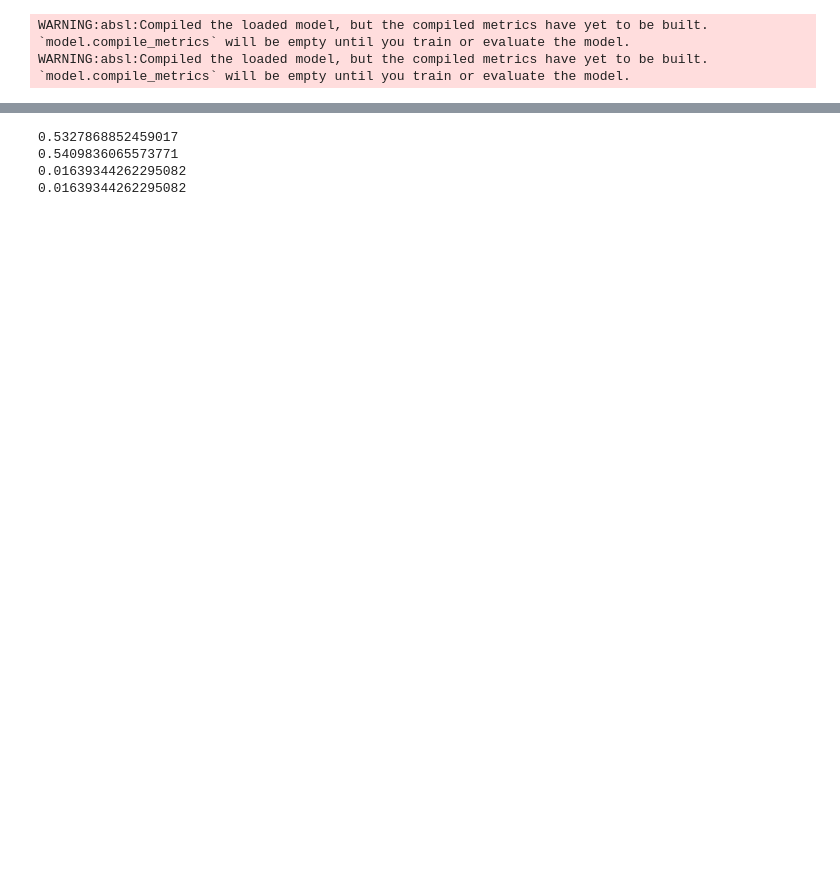
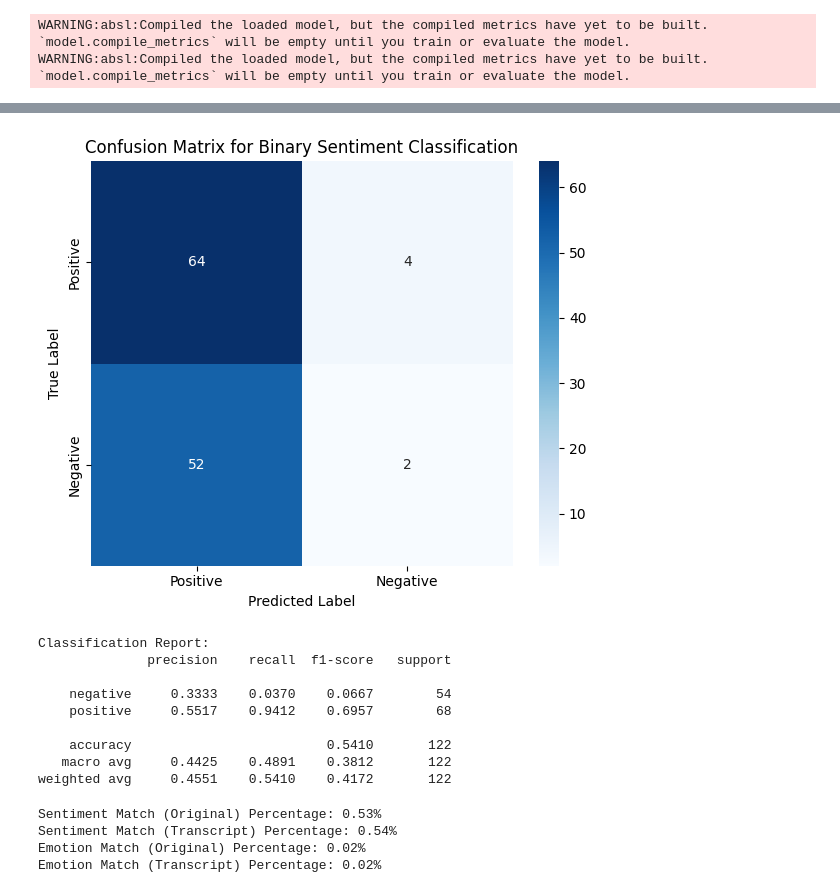
Before and after one commit to JasperAD11/Sentiment-Across-Signals-Neural-Networks-vs.-LLMs, a Jupyter notebook: Part2_final.ipynb, the cells around one changed output, grey strips where cells are left out. Drawn from its saved outputs; the diff is of its cells as text; code cells hidden in the pictures; blank space fills up the shorter version.

```diff
--- a/Part2_final.ipynb
+++ b/Part2_final.ipynb
@@ -155,15 +187,44 @@ df
+# %%
+true_sentiment = df["sentiment"].str.lower()
+pred_sentiment = df["sentiment_transcript"].str.lower()
+
+cm = confusion_matrix(true_sentiment, pred_sentiment, labels=["positive", "negative"])
+
+# Plot confusion matrix
+plt.figure(figsize=(6, 5))
+sns.heatmap(cm, annot=True, fmt='d', cmap='Blues', xticklabels=["Positive", "Negative"], yticklabels=["Positive", "Negative"])
+plt.title("Confusion Matrix for Binary Sentiment Classification")
+plt.xlabel("Predicted Label")
+plt.ylabel("True Label")
+plt.tight_layout()
+plt.show()
+
+# Optional: classification report
+print("\nClassification Report:")
+print(classification_report(true_sentiment, pred_sentiment, digits=4))
+# %% [output]
+[figure, added]
+Classification Report:
+              precision    recall  f1-score   support
+
+    negative     0.3333    0.0370    0.0667        54
+    positive     0.5517    0.9412    0.6957        68
+
+    accuracy                         0.5410       122
+   macro avg     0.4425    0.4891    0.3812       122
+weighted avg     0.4551    0.5410    0.4172       122
 # %%
 sent_original_perc = df['sentiment_match_original'].mean()
 sent_trans_perc = df['sentiment_match_transcript'].mean()
 emo_original_perc = df['emotion_match_original'].mean()
 emo_trans_perc = df['emotion_match_transcript'].mean()
-# %%
-print(sent_original_perc)
-print(sent_trans_perc)
-print(emo_original_perc)
-print(emo_trans_perc)
-# %% [output]
-0.5327868852459017
-0.5409836065573771
-0.01639344262295082
-0.01639344262295082
+# %%
+print(f"Sentiment Match (Original) Percentage: {sent_original_perc:.2f}%")
+print(f"Sentiment Match (Transcript) Percentage: {sent_trans_perc:.2f}%")
+print(f"Emotion Match (Original) Percentage: {emo_original_perc:.2f}%")
+print(f"Emotion Match (Transcript) Percentage: {emo_trans_perc:.2f}%")
+# %% [output]
+Sentiment Match (Original) Percentage: 0.53%
+Sentiment Match (Transcript) Percentage: 0.54%
+Emotion Match (Original) Percentage: 0.02%
+Emotion Match (Transcript) Percentage: 0.02%
```
Also changed, not shown: parts of 8 cells of this notebook.
